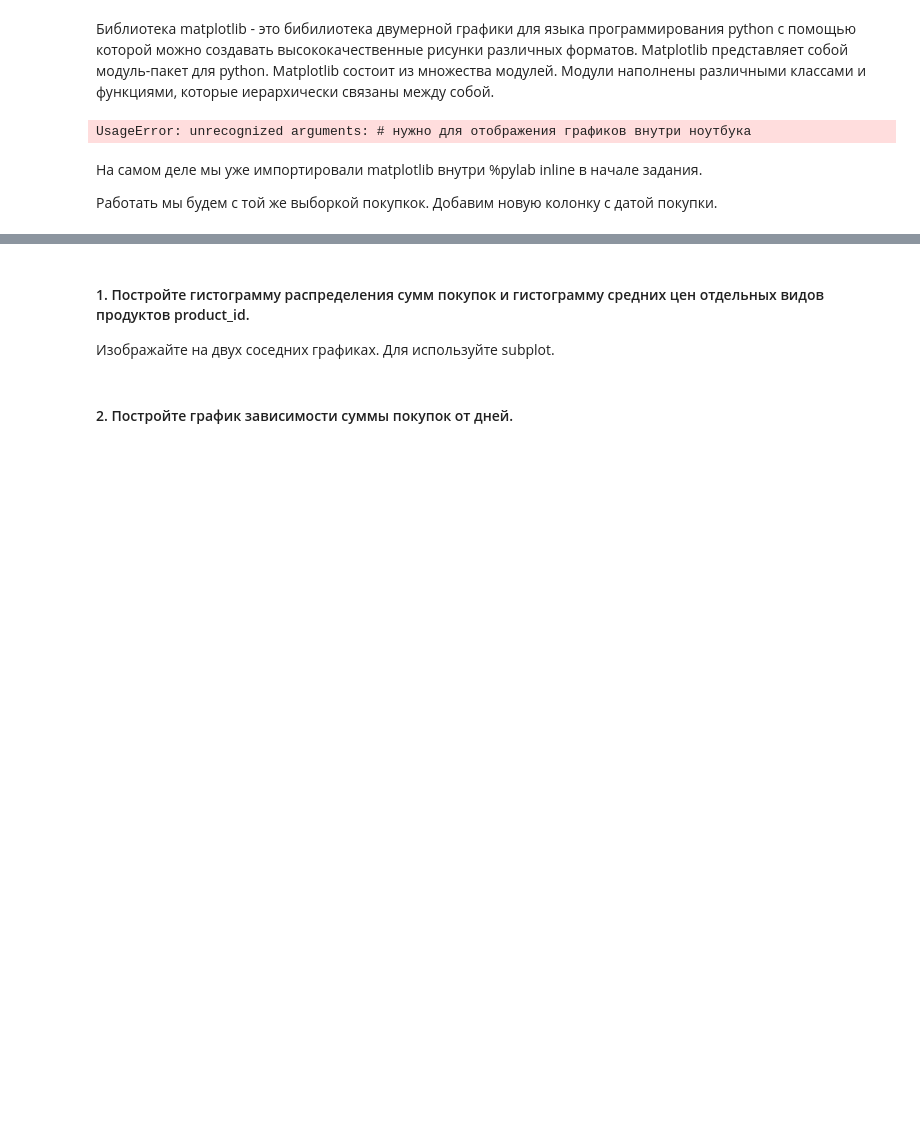
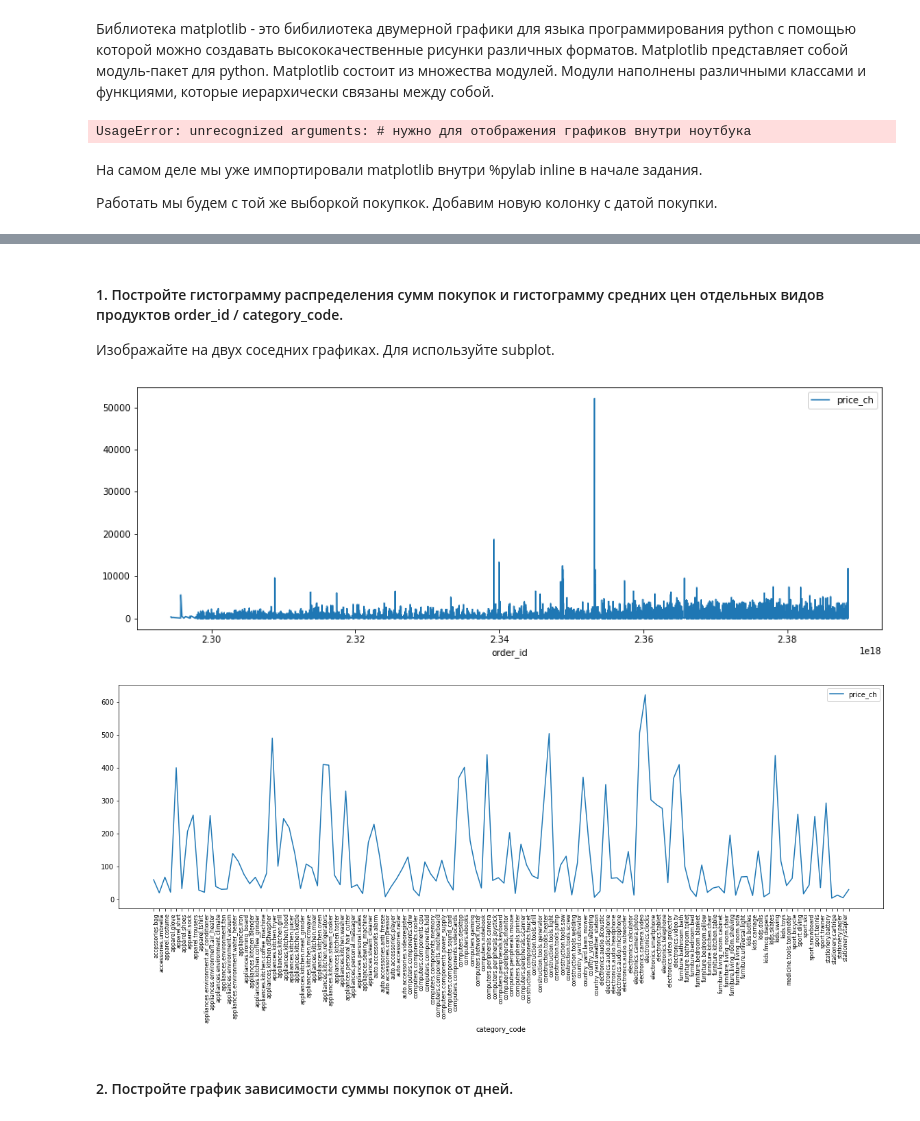
Before and after one commit to Renata-Yun/python_labs, a Jupyter notebook: Ataulina_R_DM&DB_lab1.ipynb, the cells around one changed output, grey strips where cells are left out. Saved outputs shown, nothing was run; the diff lists cells and outputs as text; code cells hidden in the pictures; blank space fills up the shorter version.

```diff
--- a/Ataulina_R_DM&DB_lab1.ipynb
+++ b/Ataulina_R_DM&DB_lab1.ipynb
@@ -343,4 +354,4 @@ data
 # %% [markdown]
-#### 1. Постройте гистограмму распределения сумм покупок и гистограмму средних цен отдельных видов продуктов product_id.
+#### 1. Постройте гистограмму распределения сумм покупок и гистограмму средних цен отдельных видов продуктов order_id / category_code.
 
 Изображайте на двух соседних графиках. Для используйте subplot.
@@ -349,2 +358,17 @@ data
+# %%
+import numpy as np
+
+cash = data.groupby('order_id', as_index=False)['price_ch'].sum()
+cash.plot(x='order_id', y='price_ch', figsize=(15,5))
+plt.show()
+
+med1 = data.groupby('category_code', as_index=False)['price_ch'].mean()
+med1.dropna(subset=['price_ch'], inplace = True)
+med1.plot(x='category_code', y='price_ch', figsize=(20,6))
+plt.xticks(np.arange(len(med1)), med1['category_code'], rotation=90, horizontalalignment='right', fontsize=8)
+plt.show()
+# %% [output]
+[figure, added]
+[figure, added]
 # %% [markdown]
 #### 2. Постройте график зависимости суммы покупок от дней.
```
Also changed, not shown: parts of 27 cells of this notebook.
